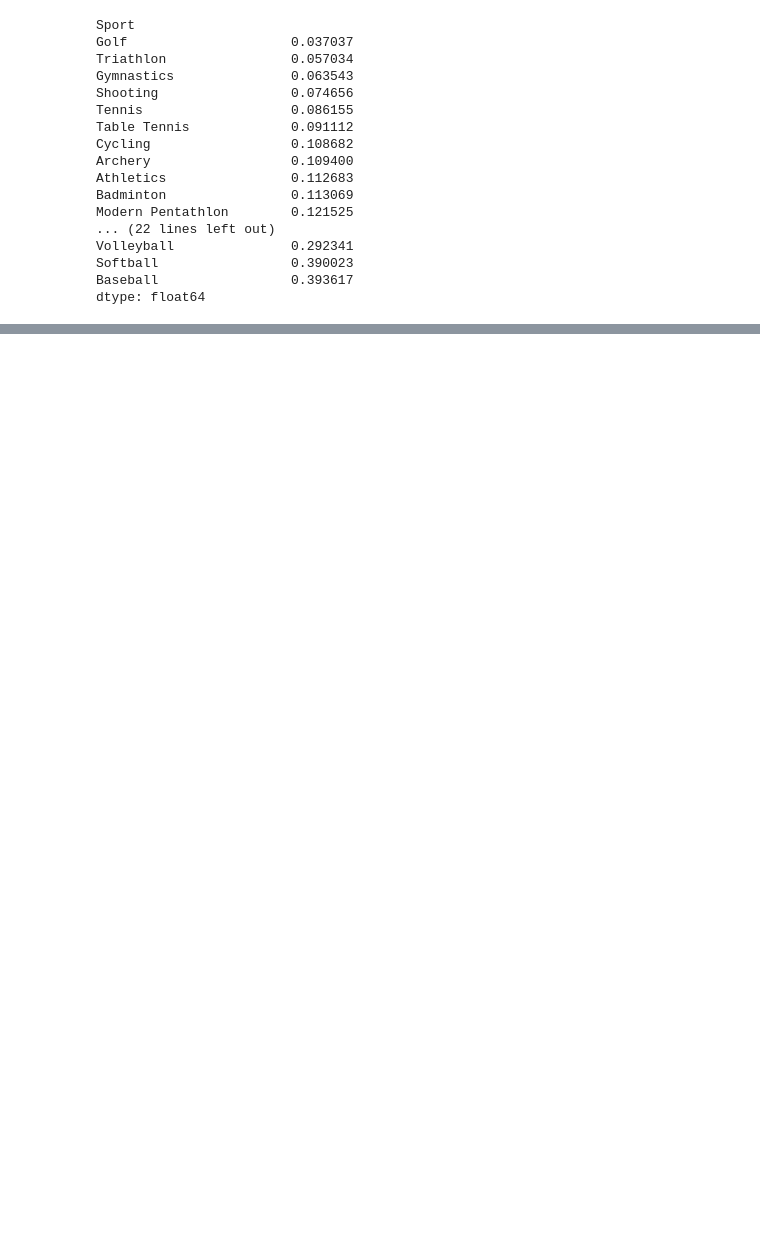
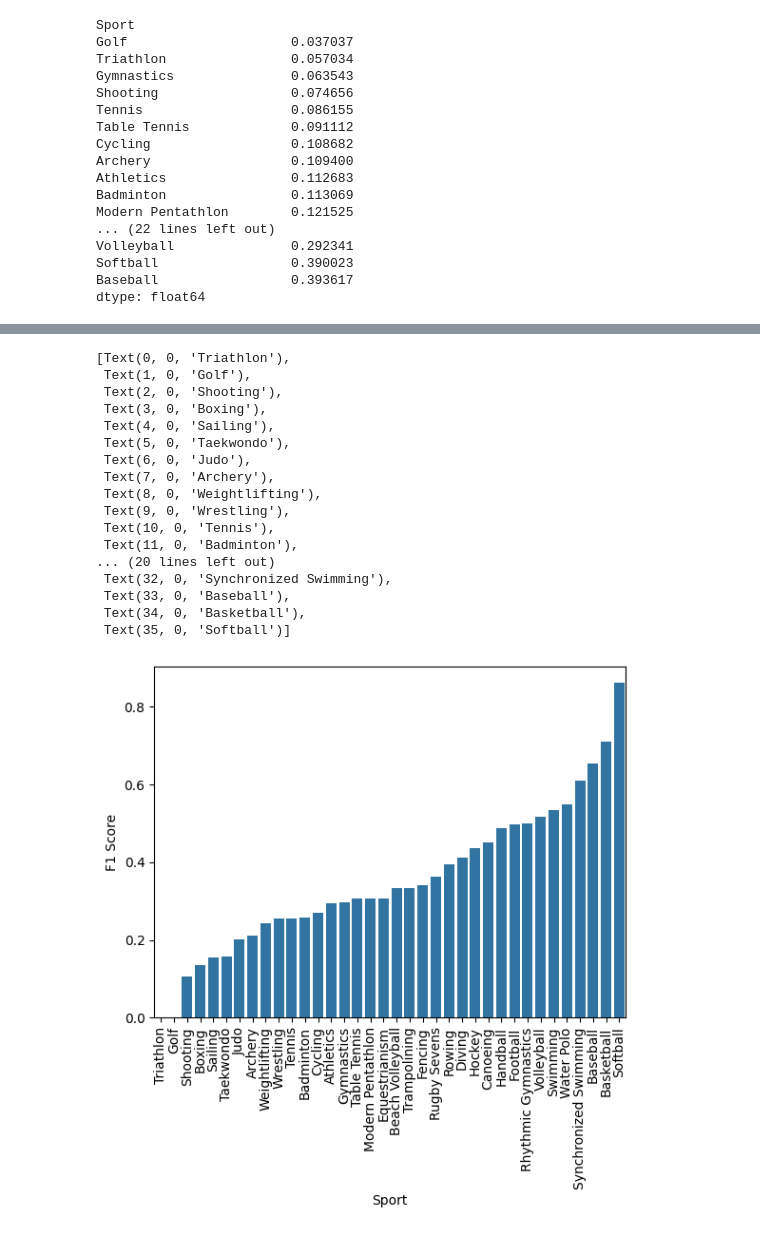
Before and after one commit to Luna-v0/olympic-analyses, a Jupyter notebook: medal_rate.ipynb, the cells around one changed output, grey strips where cells are left out. Saved outputs shown, nothing was run; the diff lists cells and outputs as text; code cells hidden in the pictures; blank space fills up the shorter version.

```diff
--- a/medal_rate.ipynb
+++ b/medal_rate.ipynb
@@ -156,0 +198,40 @@ plot.set_xticklabels(plot.get_xticklabels(), rotation=90)
+# %%
+features = ["Sex", "Age", "Height", "BMI", "Sport", "NOC", "Won Medal"]
+target = ["Won Medal"]
+
+X = df[features].copy()
+le = LabelEncoder()
+X["NOC"] = le.fit_transform(X["NOC"])
+X["Sport"] = le.fit_transform(X["Sport"])
+X = pd.get_dummies(X, columns=["Sex"], drop_first=True)
+
+y = df[target].values.ravel()
+
+X_train, X_test, y_train, y_test = train_test_split(X, y, test_size=0.3, random_state=42)
+
+medal_rate = X_train.groupby('Sport').apply(lambda df: df[df["Won Medal"] == True].shape[0] / df.shape[0]).sort_values().rename("Medal Rate")
+
+X_train.merge(medal_rate, on='Sport')
+X_test.merge(medal_rate, on='Sport')
+
+X_train.drop(columns=['Won Medal'], inplace=True)
+X_test.drop(columns=['Won Medal'], inplace=True)
+
+model = RandomForestClassifier(random_state=42)
+model.fit(X_train, y_train)
+
+y_pred = model.predict(X_test)
+
+X_test['Sport'] = le.inverse_transform(X_test['Sport'])
+
+# Calculate F1 score by sport and store in a DataFrame
+f1_scores = []
+
+for sport in X_test['Sport'].unique():
+    sport_mask = X_test['Sport'] == sport
+    f1 = f1_score(y_test[sport_mask], y_pred[sport_mask])
+    f1_scores.append({'Sport': sport, 'F1 Score': f1})
+
+f1_scores_df = pd.DataFrame(f1_scores)
+
+print(f1_scores_df)
@@ -156,0 +256,22 @@ plot.set_xticklabels(plot.get_xticklabels(), rotation=90)
+# %%
+plot = sns.barplot(data=f1_scores_df.sort_values(by='F1 Score'), x='Sport', y='F1 Score')
+plot.set_xticklabels(plot.get_xticklabels(), rotation=90)
+# %% [output]
+[Text(0, 0, 'Triathlon'),
+ Text(1, 0, 'Golf'),
+ Text(2, 0, 'Shooting'),
+ Text(3, 0, 'Boxing'),
+ Text(4, 0, 'Sailing'),
+ Text(5, 0, 'Taekwondo'),
+ Text(6, 0, 'Judo'),
+ Text(7, 0, 'Archery'),
+ Text(8, 0, 'Weightlifting'),
+ Text(9, 0, 'Wrestling'),
+ Text(10, 0, 'Tennis'),
+ Text(11, 0, 'Badminton'),
+... (20 lines left out)
+ Text(32, 0, 'Synchronized Swimming'),
+ Text(33, 0, 'Baseball'),
+ Text(34, 0, 'Basketball'),
+ Text(35, 0, 'Softball')]
+[figure, added]
```
Also changed, not shown: parts of 10 cells of this notebook, 2 other files.
